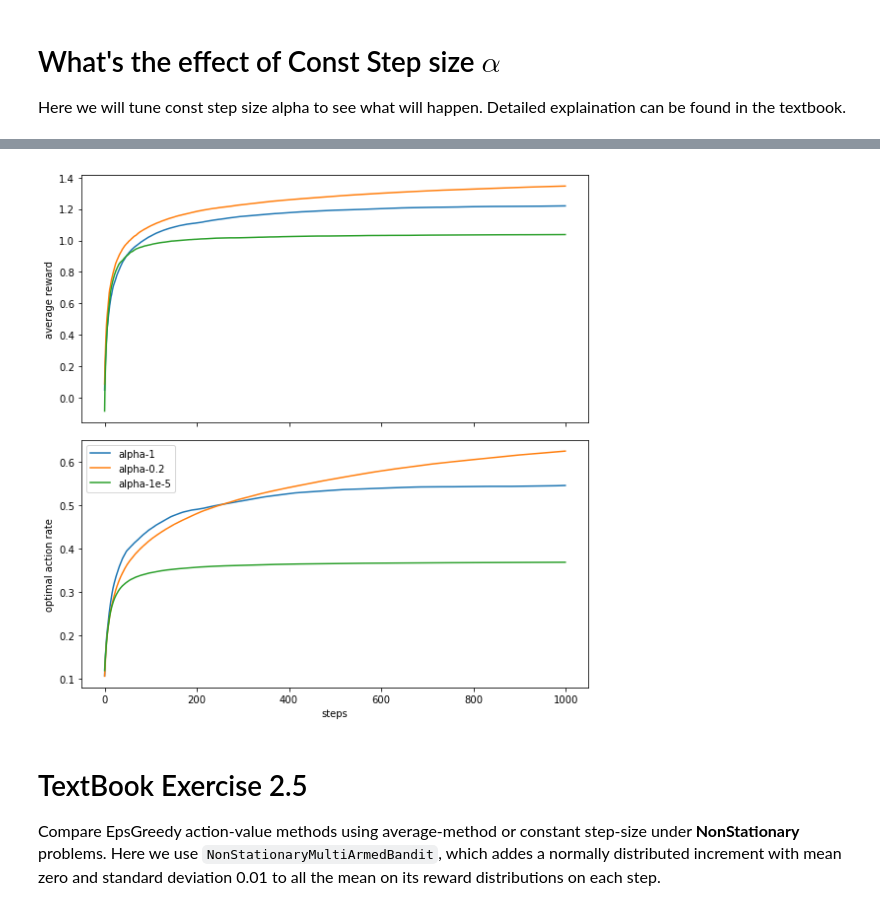
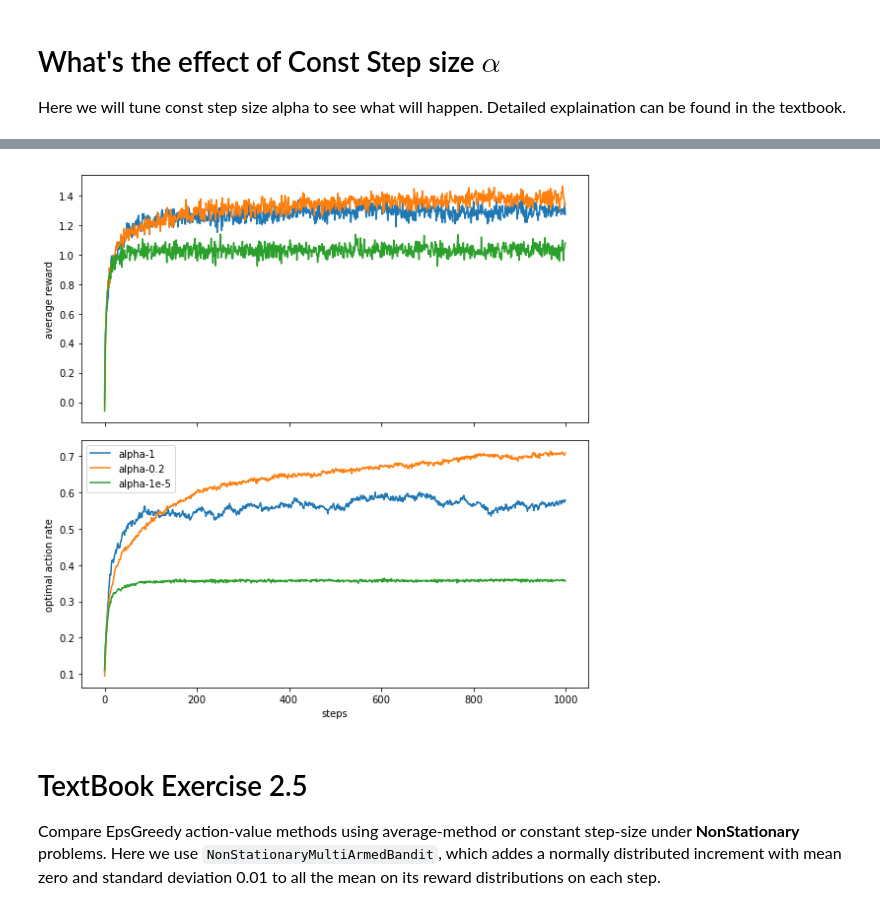
Before and after one commit to jz95/RLPractical, a Jupyter notebook: notebooks/Chapter2 Multi-Armed Bandits.ipynb, the cells around one changed output, grey strips where cells are left out. Saved outputs shown, nothing was run; the diff lists cells and outputs as text; code cells hidden in the pictures.

```diff
--- a/notebooks/Chapter2 Multi-Armed Bandits.ipynb
+++ b/notebooks/Chapter2 Multi-Armed Bandits.ipynb
@@ -71,7 +56,7 @@ def runEpsGreedy(n_timesteps, eps):
 # %% [markdown]
 <font size=3> Run the experiment
 # %%
-nRuns = 1000                     # repeat 100 times
+nRuns = 1000                     # repeat 1000 times
 nTimeStep = 1000                # how many timesteps would you run
 greedyMethodStats = {}
 
@@ -81,11 +66,11 @@ settings = {                    # change the eps if you want
     'eps-0.1': 0.1}
 
 for conf, eps in tqdm_notebook(settings.items(), desc='loop over settings'):
-    cumRewardMat = np.zeros((nRuns, nTimeStep))
-    cumOptActRateMat = np.zeros((nRuns, nTimeStep))
+    rewardMat = np.zeros((nRuns, nTimeStep))
+    optActRateMat = np.zeros((nRuns, nTimeStep))
     for i in tqdm_notebook(range(nRuns), desc='repeat experiment', leave=False):
-        cumRewardMat[i], cumOptActRateMat[i]  = runEpsGreedy(nTimeStep, eps)
-    greedyMethodStats[conf] = (cumRewardMat.mean(axis=0), cumOptActRateMat.mean(axis=0))
+        rewardMat[i], optActRateMat[i]  = runEpsGreedy(nTimeStep, eps)
+    greedyMethodStats[conf] = (rewardMat.mean(axis=0), optActRateMat.mean(axis=0))
 
 # show result
 draw(greedyMethodStats)
@@ -102,11 +87,11 @@ draw(greedyMethodStats)
 def tuneAlpha(n_timesteps, alpha):
     """ run eps-Greedy method on n-timesteps.
     """
-    means = np.random.normal(0, 1, 10)              # assign mean rewards for 10 arms
-    stds = np.ones(10)                               # assign std for 10 arms
-    initQ = np.zeros(10)                         # assign inital action value estimates Q0, all zero
+    means = np.random.normal(0, 1, K)              # assign mean rewards for 10 arms
+    stds = np.ones(K)                               # assign std for 10 arms
+    initQ = np.zeros(K)                         # assign inital action value estimates Q0, all zero
 
-    bandit = MultiArmedBandit(k=10, means=means, stds=stds)
+    bandit = MultiArmedBandit(k=K, means=means, stds=stds)
     agent = EpsGreedyConstStep(eps=0.01, alpha=alpha, Q0=initQ)              # build eps-greedy agent
     for _ in range(n_timesteps):
         At = agent.action()                       # agent select action
@@ -114,36 +99,32 @@ def tuneAlpha(n_timesteps, alpha):
         agent.get_reward(Rt)                      # agent reveive reward and update status
         agent.update()
 
-    # get stats in this run
-    cum_rewards = getCumAvgRewards(agent.rewards)
-    optimal_action_rate = getCumOptActRate(agent.actions, np.argmax(means))
-
-    return cum_rewards, optimal_action_rate
+    return np.array(agent.rewards), np.array(agent.actions) == np.argmax(means)
 # %%
-nRuns = 1000                     # repeat 100 times
-nTimeStep = 1000                # how many timesteps would you run
+nRuns = 1000
+nTimeStep = 1000
 tuneAlphaStats = {}
 
-settings = {                    # change the eps if you want
+settings = {
     'alpha-1': 1,
     'alpha-1e-5': 1e-5,
     'alpha-0.2': 0.2}
 
 for conf, alpha in tqdm_notebook(settings.items(), desc='loop over settings'):
-    cumRewardMat = np.zeros((nRuns, nTimeStep))
-    cumOptActRateMat = np.zeros((nRuns, nTimeStep))
+    rewardMat = np.zeros((nRuns, nTimeStep))
+    optActRateMat = np.zeros((nRuns, nTimeStep))
     for i in tqdm_notebook(range(nRuns), desc='repeat experiment', leave=False):
-        cumRewardMat[i], cumOptActRateMat[i]  = tuneAlpha(nTimeStep, alpha)
-    tuneAlphaStats[conf] = (cumRewardMat.mean(axis=0), cumOptActRateMat.mean(axis=0))
+        rewardMat[i], optActRateMat[i]  = tuneAlpha(nTimeStep, alpha)
+    tuneAlphaStats[conf] = (rewardMat.mean(axis=0), optActRateMat.mean(axis=0))
 
 # show result
 draw(tuneAlphaStats)
 # %% [output]
 [interactive output not drawn]
 [interactive output not drawn]
 [interactive output not drawn]
 [interactive output not drawn]
-[figure, old version]
+[figure, new version]
 # %% [markdown]
 # TextBook Exercise 2.5
 <font size=3> Compare EpsGreedy action-value methods using average-method or constant step-size under **NonStationary** problems. Here we use `NonStationaryMultiArmedBandit`, which addes a normally distributed increment with mean zero and standard deviation 0.01 to all the mean on its reward distributions on each step.
```
Also changed, not shown: parts of 11 cells of this notebook, 4 other files.
